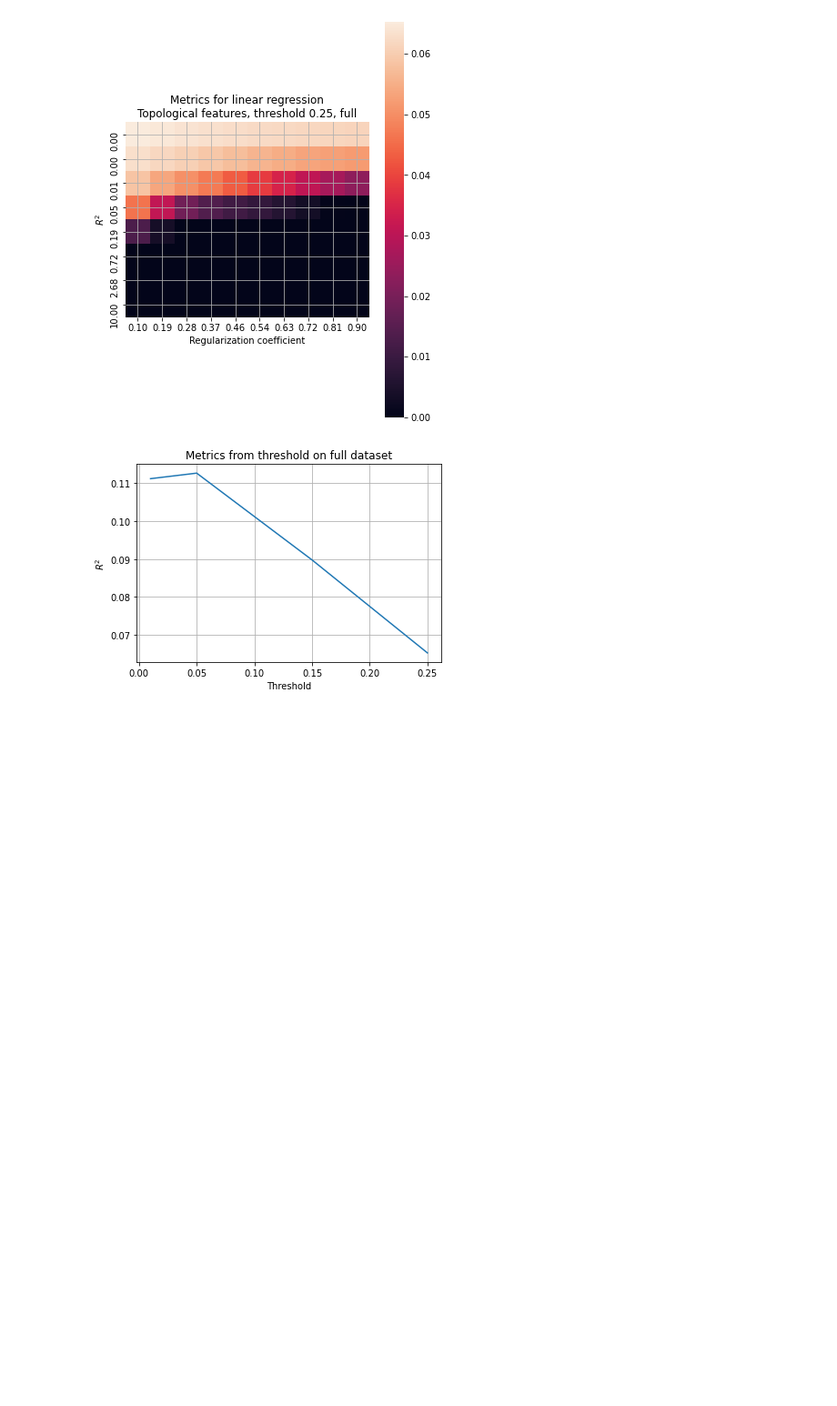
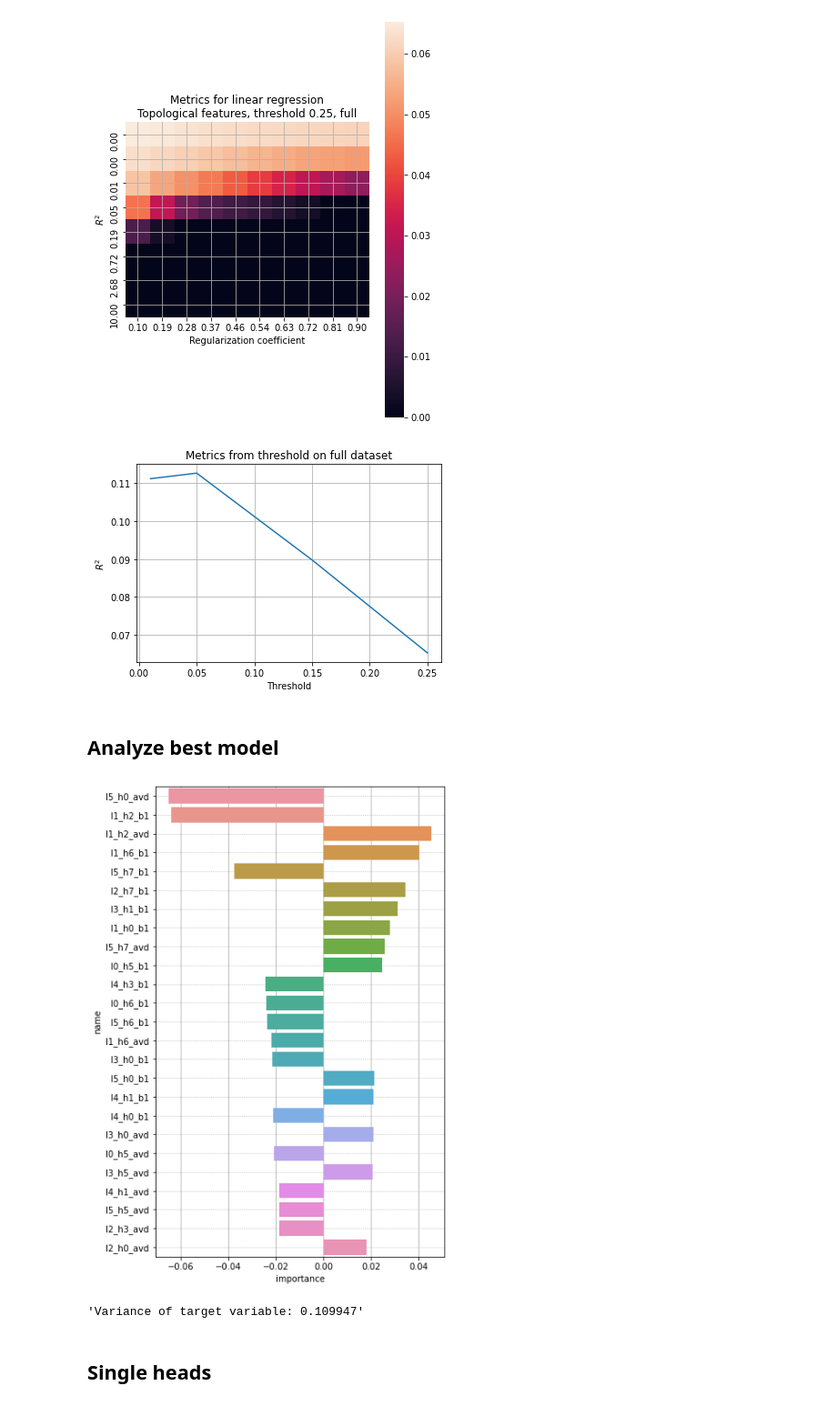
Before and after one commit to no-brainer/tda-mt-mirror, a Jupyter notebook: analysis/tatoeba_bleu_prediction.ipynb, the cells around one changed output. Shown: that part at 91% size. Saved outputs shown, nothing was run; the diff lists cells and outputs as text; code cells hidden in the pictures; blank space fills up the shorter version.

Commit message:
upd: ridge for each head, pca

```diff
--- a/analysis/tatoeba_bleu_prediction.ipynb
+++ b/analysis/tatoeba_bleu_prediction.ipynb
@@ -339,3 +339,44 @@ for i in range(len(threshs)):
         mlflow.log_metric("r2", full_r2s[i])
         mlflow.log_params(params)
         mlflow.log_param("data", "full")
+# %% [markdown]
+## Analyze best model
+# %%
+X = prep_data("../data/tatoeba_tf_train_thresh0.05.tsv")
+
+common_index = X.index.intersection(y.index)
+
+X_train, X_test, y_train, y_test = train_test_split(X.reindex(common_index), y.reindex(common_index), random_state=RANDOM_SEED, test_size=0.4)
+del X
+# %%
+cols = X_train.columns
+# %%
+scaler = StandardScaler().fit(X_train)
+X_train_scaled = scaler.transform(X_train)
+X_test_scaled = scaler.transform(X_test)
+# %%
+model = Ridge(alpha=1.).fit(X_train_scaled, y_train)
+# %%
+coef = model.coef_
+idx = np.abs(coef).argsort()[-25:]
+idx = idx[::-1]
+
+data = pd.DataFrame(data=coef[idx], index=cols[idx]).reset_index()
+data.columns = ["name", "importance"]
+
+plt.figure(figsize=(6, 10))
+
+sns.barplot(data=data, x="importance", y="name", zorder=100)
+
+plt.gca().get_xaxis().grid()
+plt.gca().get_yaxis().grid(linestyle=":")
+
+plt.show()
+# %% [output]
+[figure, added]
+# %%
+"Variance of target variable: {:.6f}".format(y_train.var())
+# %% [output]
+'Variance of target variable: 0.109947'
+# %% [markdown]
+## Single heads
```
Also changed, not shown: parts of 7 cells of this notebook.
